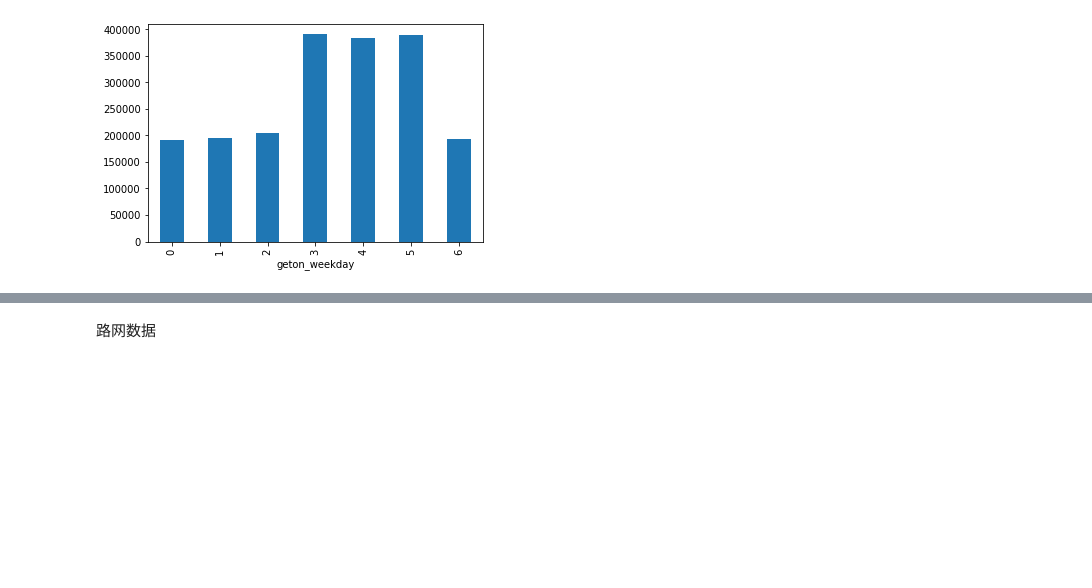
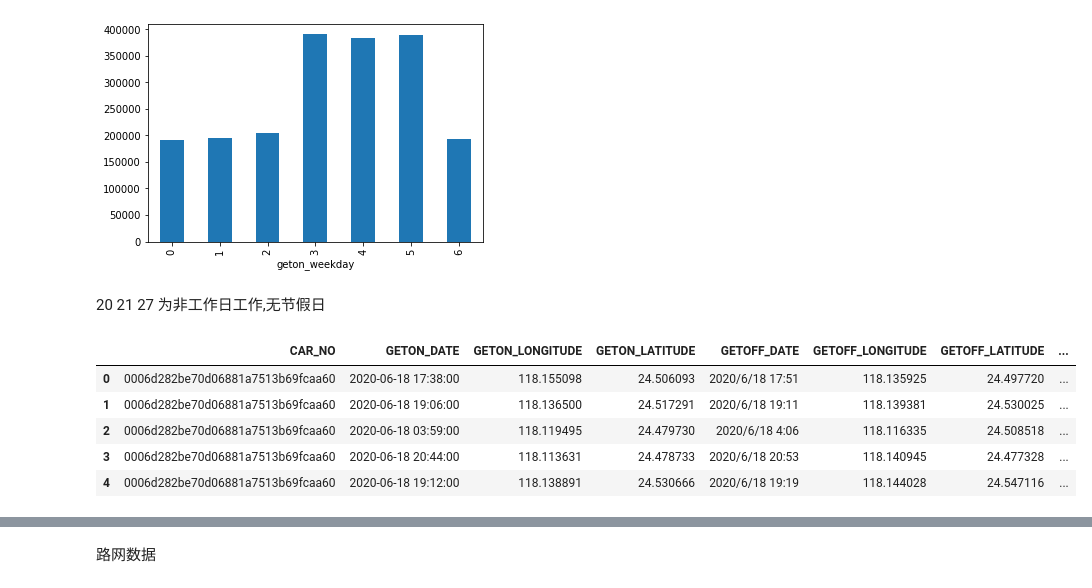
Before and after one commit to Huangyongganguser/-competition, a Jupyter notebook: compatition.ipynb, the cells around one changed output, grey strips where cells are left out. Cells and saved outputs as stored; diff of their text form; code cells hidden in the pictures; blank space fills up the shorter version.

```diff
--- a/compatition.ipynb
+++ b/compatition.ipynb
@@ -171,3 +155,14 @@ taxiorder.groupby(['geton_weekday'])['CAR_NO'].size().plot.bar()
 # %% [output]
 <matplotlib.axes._subplots.AxesSubplot at 0x...>
 [figure]
+# %% [markdown]
+20 21 27 为非工作日工作,无节假日
+# %%
+taxiorder.head()
+# %% [output]
+|  | CAR_NO | GETON_DATE | GETON_LONGITUDE | GETON_LATITUDE | GETOFF_DATE | GETOFF_LONGITUDE | GETOFF_LATITUDE | ... |
+| 0 | 0006d282be70d06881a7513b69fcaa60 | 2020-06-18 17:38:00 | 118.155098 | 24.506093 | 2020/6/18 17:51 | 118.135925 | 24.497720 | ... |
+| 1 | 0006d282be70d06881a7513b69fcaa60 | 2020-06-18 19:06:00 | 118.136500 | 24.517291 | 2020/6/18 19:11 | 118.139381 | 24.530025 | ... |
+| 2 | 0006d282be70d06881a7513b69fcaa60 | 2020-06-18 03:59:00 | 118.119495 | 24.479730 | 2020/6/18 4:06 | 118.116335 | 24.508518 | ... |
+| 3 | 0006d282be70d06881a7513b69fcaa60 | 2020-06-18 20:44:00 | 118.113631 | 24.478733 | 2020/6/18 20:53 | 118.140945 | 24.477328 | ... |
+| 4 | 0006d282be70d06881a7513b69fcaa60 | 2020-06-18 19:12:00 | 118.138891 | 24.530666 | 2020/6/18 19:19 | 118.144028 | 24.547116 | ... |
```
Also changed, not shown: parts of 15 cells of this notebook.
